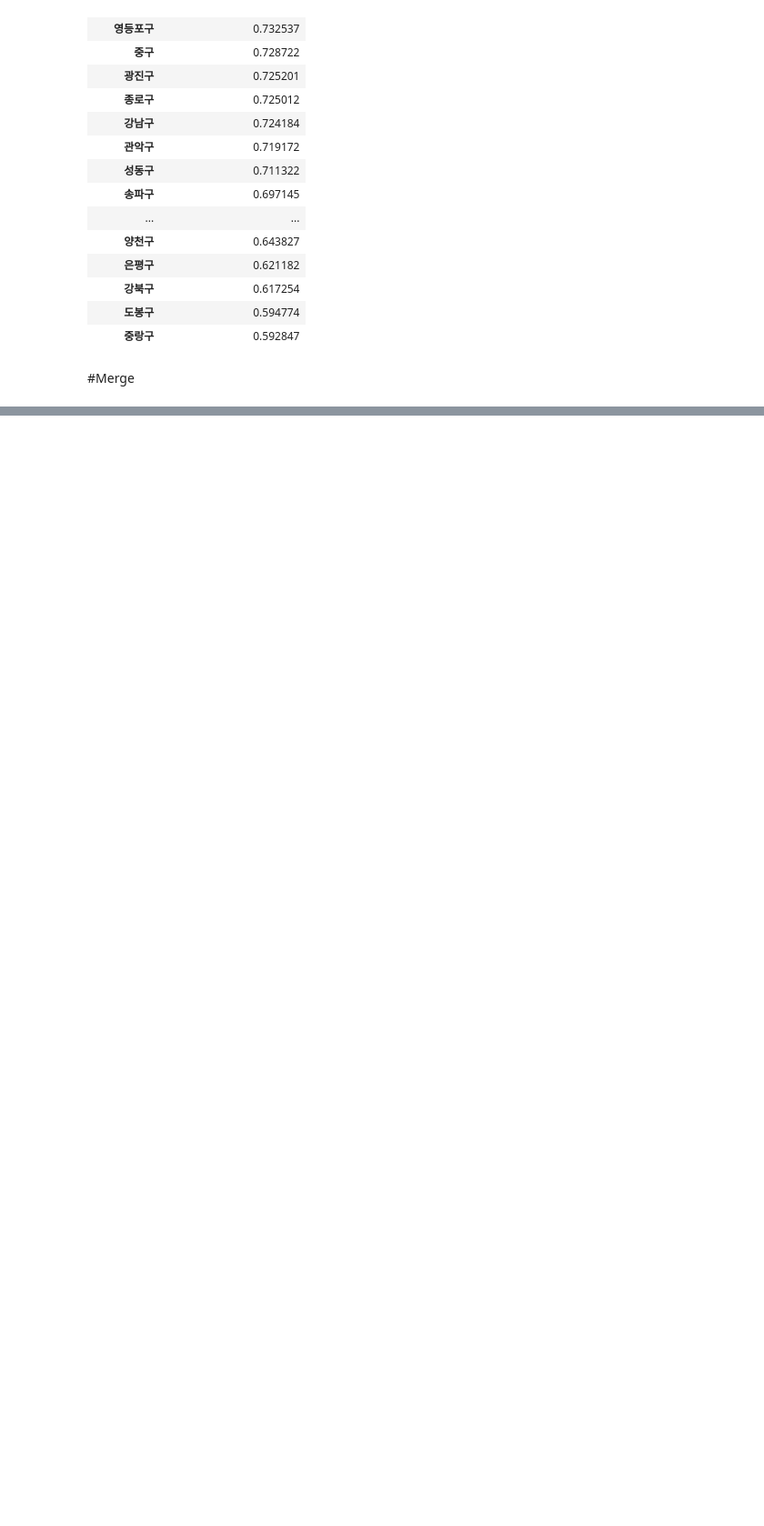
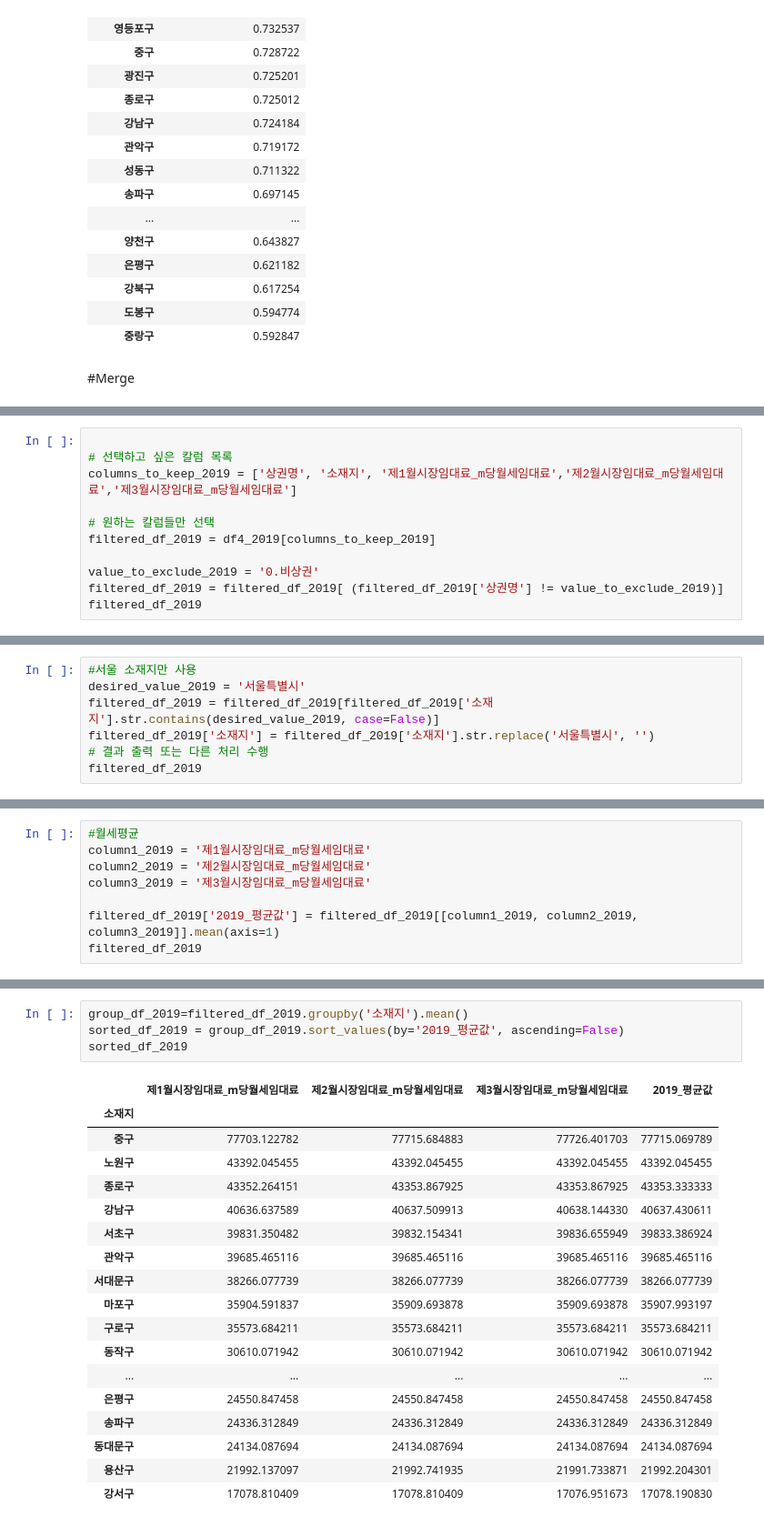
Before and after one commit to kathy5311/Gentrification_Prediction, a Jupyter notebook: 2019_2023_자치구별_추정매출_revise_final.ipynb, the cells around one changed output, grey strips where cells are left out. Shown at 91% size. Drawn from its saved outputs; the diff is of its cells as text; blank space fills up the shorter version.

```diff
--- a/2019_2023_자치구별_추정매출_revise_final.ipynb
+++ b/2019_2023_자치구별_추정매출_revise_final.ipynb
@@ -339,0 +449,11 @@ counting_df
+# %%
+
+# 선택하고 싶은 칼럼 목록
+columns_to_keep_2019 = ['상권명', '소재지', '제1월시장임대료_m당월세임대료','제2월시장임대료_m당월세임대료','제3월시장임대료_m당월세임대료']
+
+# 원하는 칼럼들만 선택
+filtered_df_2019 = df4_2019[columns_to_keep_2019]
+
+value_to_exclude_2019 = '0.비상권'
+filtered_df_2019 = filtered_df_2019[ (filtered_df_2019['상권명'] != value_to_exclude_2019)]
+filtered_df_2019
@@ -339,0 +474,7 @@ counting_df
+# %%
+#서울 소재지만 사용
+desired_value_2019 = '서울특별시'
+filtered_df_2019 = filtered_df_2019[filtered_df_2019['소재지'].str.contains(desired_value_2019, case=False)]
+filtered_df_2019['소재지'] = filtered_df_2019['소재지'].str.replace('서울특별시', '')
+# 결과 출력 또는 다른 처리 수행
+filtered_df_2019
@@ -339,0 +500,8 @@ counting_df
+# %%
+#월세평균
+column1_2019 = '제1월시장임대료_m당월세임대료'
+column2_2019 = '제2월시장임대료_m당월세임대료'
+column3_2019 = '제3월시장임대료_m당월세임대료'
+
+filtered_df_2019['2019_평균값'] = filtered_df_2019[[column1_2019, column2_2019, column3_2019]].mean(axis=1)
+filtered_df_2019
@@ -339,0 +527,23 @@ counting_df
+# %%
+group_df_2019=filtered_df_2019.groupby('소재지').mean()
+sorted_df_2019 = group_df_2019.sort_values(by='2019_평균값', ascending=False)
+sorted_df_2019
+# %% [output]
+|  | 제1월시장임대료_m당월세임대료 | 제2월시장임대료_m당월세임대료 | 제3월시장임대료_m당월세임대료 | 2019_평균값 |
+| 소재지 |  |  |  |  |
+| 중구 | 77703.122782 | 77715.684883 | 77726.401703 | 77715.069789 |
+| 노원구 | 43392.045455 | 43392.045455 | 43392.045455 | 43392.045455 |
+| 종로구 | 43352.264151 | 43353.867925 | 43353.867925 | 43353.333333 |
+| 강남구 | 40636.637589 | 40637.509913 | 40638.144330 | 40637.430611 |
+| 서초구 | 39831.350482 | 39832.154341 | 39836.655949 | 39833.386924 |
+| 관악구 | 39685.465116 | 39685.465116 | 39685.465116 | 39685.465116 |
+| 서대문구 | 38266.077739 | 38266.077739 | 38266.077739 | 38266.077739 |
+| 마포구 | 35904.591837 | 35909.693878 | 35909.693878 | 35907.993197 |
+| 구로구 | 35573.684211 | 35573.684211 | 35573.684211 | 35573.684211 |
+| 동작구 | 30610.071942 | 30610.071942 | 30610.071942 | 30610.071942 |
+| ... | ... | ... | ... | ... |
+| 은평구 | 24550.847458 | 24550.847458 | 24550.847458 | 24550.847458 |
+| 송파구 | 24336.312849 | 24336.312849 | 24336.312849 | 24336.312849 |
+| 동대문구 | 24134.087694 | 24134.087694 | 24134.087694 | 24134.087694 |
+| 용산구 | 21992.137097 | 21992.741935 | 21991.733871 | 21992.204301 |
+| 강서구 | 17078.810409 | 17078.810409 | 17076.951673 | 17078.190830 |
```
Also changed, not shown: parts of 27 cells of this notebook.
